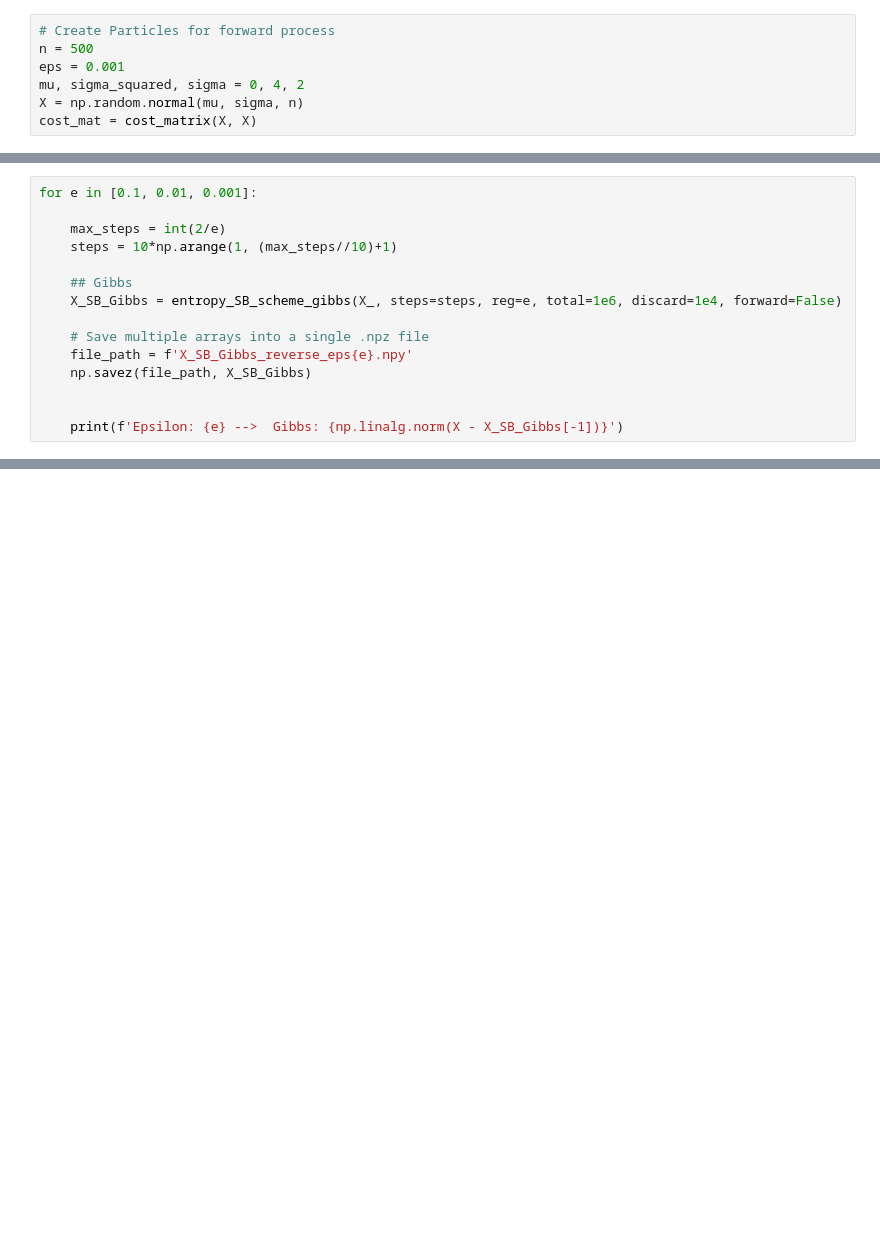
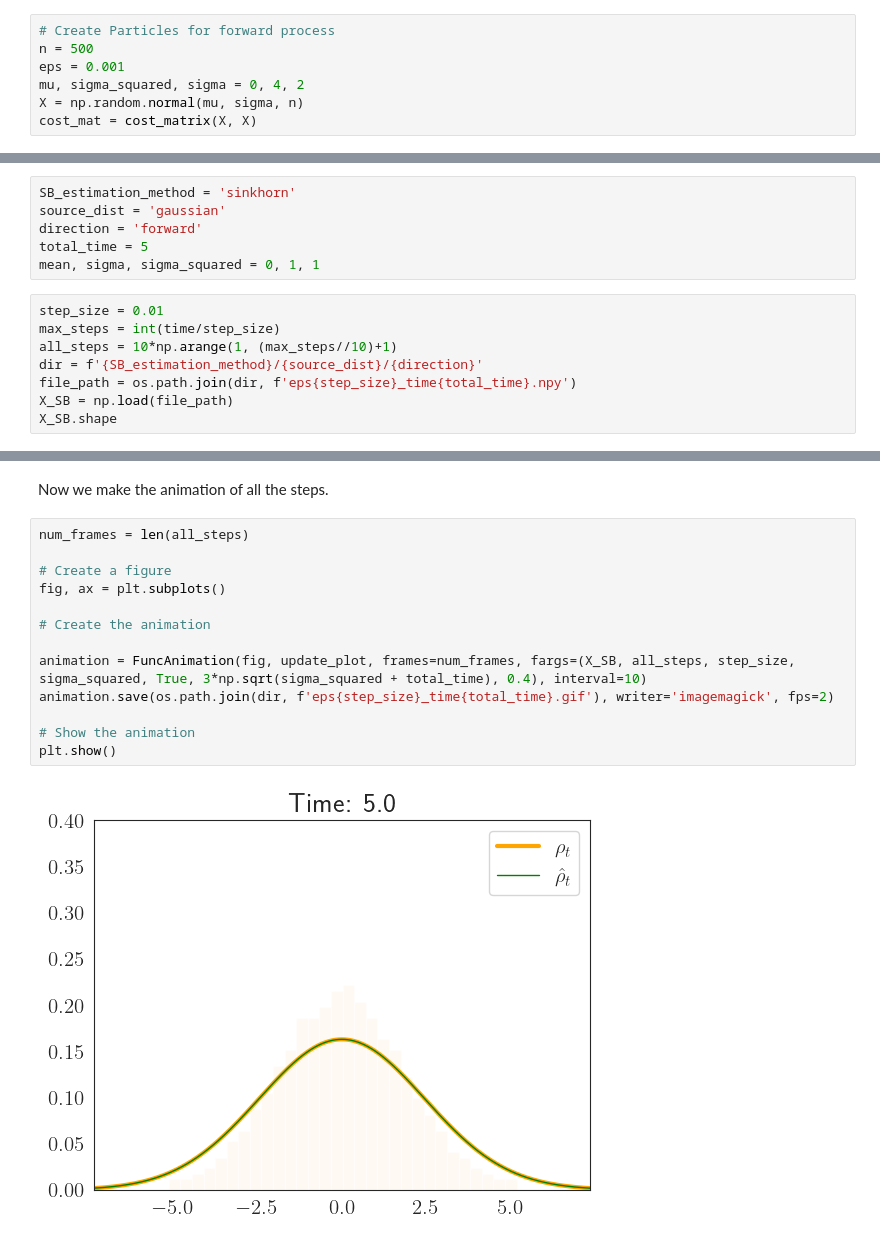
Before and after one commit to medhaaga/SchrodingerBridgeScheme, a Jupyter notebook: BP_scheme_Entropy.ipynb, the cells around one changed output, grey strips where cells are left out. Drawn from its saved outputs; the diff is of its cells as text; blank space fills up the shorter version.

```diff
--- a/BP_scheme_Entropy.ipynb
+++ b/BP_scheme_Entropy.ipynb
@@ -239,15 +183,0 @@ cost_mat = cost_matrix(X_, X_)
-# %%
-for e in [0.1, 0.01, 0.001]:
-
-    max_steps = int(2/e)
-    steps = 10*np.arange(1, (max_steps//10)+1)
-
-    ## Gibbs
-    X_SB_Gibbs = entropy_SB_scheme_gibbs(X_, steps=steps, reg=e, total=1e6, discard=1e4, forward=False)
-
-    # Save multiple arrays into a single .npz file
-    file_path = f'X_SB_Gibbs_reverse_eps{e}.npy'
-    np.savez(file_path, X_SB_Gibbs)
-
-
-    print(f'Epsilon: {e} -->  Gibbs: {np.linalg.norm(X - X_SB_Gibbs[-1])}')
@@ -396,0 +283,14 @@ First occurrence indices: [5, 6, 14, 4, 0]
+# %%
+SB_estimation_method = 'sinkhorn'
+source_dist = 'gaussian'
+direction = 'forward'
+total_time = 5
+mean, sigma, sigma_squared = 0, 1, 1
+# %%
+step_size = 0.01
+max_steps = int(time/step_size)
+all_steps = 10*np.arange(1, (max_steps//10)+1)
+dir = f'{SB_estimation_method}/{source_dist}/{direction}'
+file_path = os.path.join(dir, f'eps{step_size}_time{total_time}.npy')
+X_SB = np.load(file_path)
+X_SB.shape
@@ -396,0 +339,17 @@ First occurrence indices: [5, 6, 14, 4, 0]
+# %% [markdown]
+Now we make the animation of all the steps.
+# %%
+num_frames = len(all_steps)
+
+# Create a figure
+fig, ax = plt.subplots()
+
+# Create the animation
+
+animation = FuncAnimation(fig, update_plot, frames=num_frames, fargs=(X_SB, all_steps, step_size, sigma_squared, True, 3*np.sqrt(sigma_squared + total_time), 0.4), interval=10)
+animation.save(os.path.join(dir, f'eps{step_size}_time{total_time}.gif'), writer='imagemagick', fps=2)
+
+# Show the animation
+plt.show()
+# %% [output]
+[figure, added]
```
Also changed, not shown: parts of 59 cells of this notebook, 4 other files.
